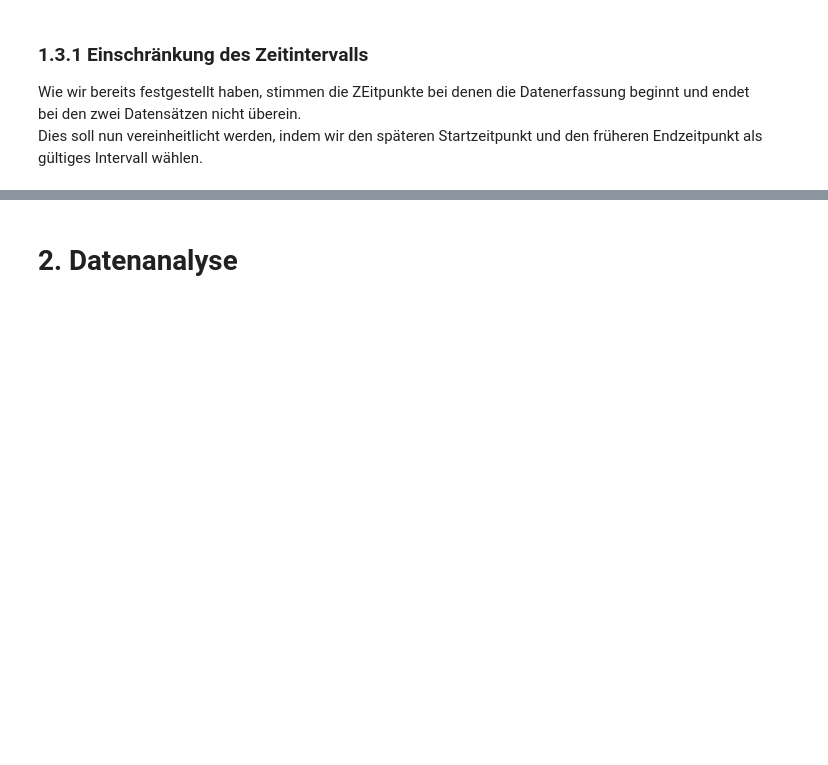
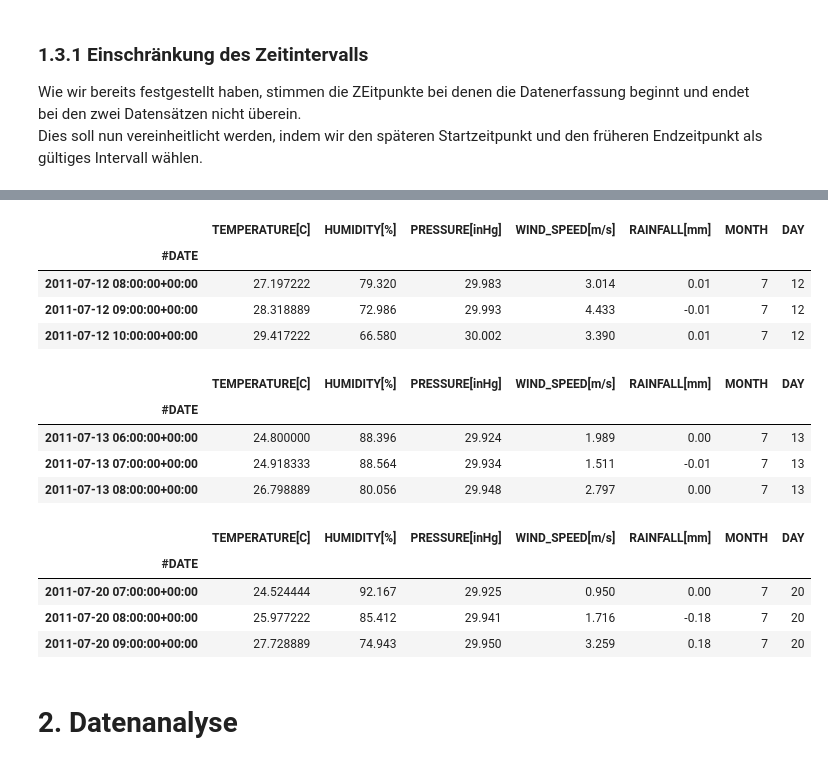
Before and after one commit to kathi-0815/ZRH_Project, a Jupyter notebook: project.ipynb, the cells around one changed output, grey strips where cells are left out. Cells and saved outputs as stored; diff of their text form; code cells hidden in the pictures; blank space fills up the shorter version.

```diff
--- a/project.ipynb
+++ b/project.ipynb
@@ -225,0 +267,23 @@ Da ist die Kontinuität der Daten für die Prognose wichtiger, weshalb dieser nu
+# %%
+for index in negativRainDF.index[-3:]:
+    #Current index position in the weatherDF of correspoding negativRainDF
+    idx_pos = weatherDF.index.get_loc(index)
+
+    #DF with surrounding rows
+    weatherDF.iloc[idx_pos-1:idx_pos +2]
+# %% [output]
+|  | TEMPERATURE[C] | HUMIDITY[%] | PRESSURE[inHg] | WIND_SPEED[m/s] | RAINFALL[mm] | MONTH | DAY |
+| #DATE |  |  |  |  |  |  |  |
+| 2011-07-12 08:00:00+00:00 | 27.197222 | 79.320 | 29.983 | 3.014 | 0.01 | 7 | 12 |
+| 2011-07-12 09:00:00+00:00 | 28.318889 | 72.986 | 29.993 | 4.433 | -0.01 | 7 | 12 |
+| 2011-07-12 10:00:00+00:00 | 29.417222 | 66.580 | 30.002 | 3.390 | 0.01 | 7 | 12 |
+|  | TEMPERATURE[C] | HUMIDITY[%] | PRESSURE[inHg] | WIND_SPEED[m/s] | RAINFALL[mm] | MONTH | DAY |
+| #DATE |  |  |  |  |  |  |  |
+| 2011-07-13 06:00:00+00:00 | 24.800000 | 88.396 | 29.924 | 1.989 | 0.00 | 7 | 13 |
+| 2011-07-13 07:00:00+00:00 | 24.918333 | 88.564 | 29.934 | 1.511 | -0.01 | 7 | 13 |
+| 2011-07-13 08:00:00+00:00 | 26.798889 | 80.056 | 29.948 | 2.797 | 0.00 | 7 | 13 |
+|  | TEMPERATURE[C] | HUMIDITY[%] | PRESSURE[inHg] | WIND_SPEED[m/s] | RAINFALL[mm] | MONTH | DAY |
+| #DATE |  |  |  |  |  |  |  |
+| 2011-07-20 07:00:00+00:00 | 24.524444 | 92.167 | 29.925 | 0.950 | 0.00 | 7 | 20 |
+| 2011-07-20 08:00:00+00:00 | 25.977222 | 85.412 | 29.941 | 1.716 | -0.18 | 7 | 20 |
+| 2011-07-20 09:00:00+00:00 | 27.728889 | 74.943 | 29.950 | 3.259 | 0.18 | 7 | 20 |
```
Also changed, not shown: parts of 14 cells of this notebook.
